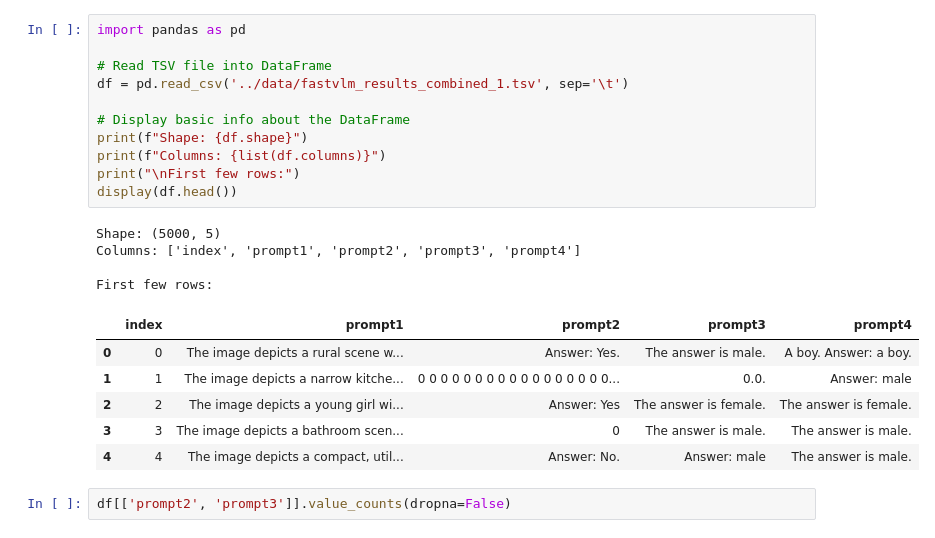
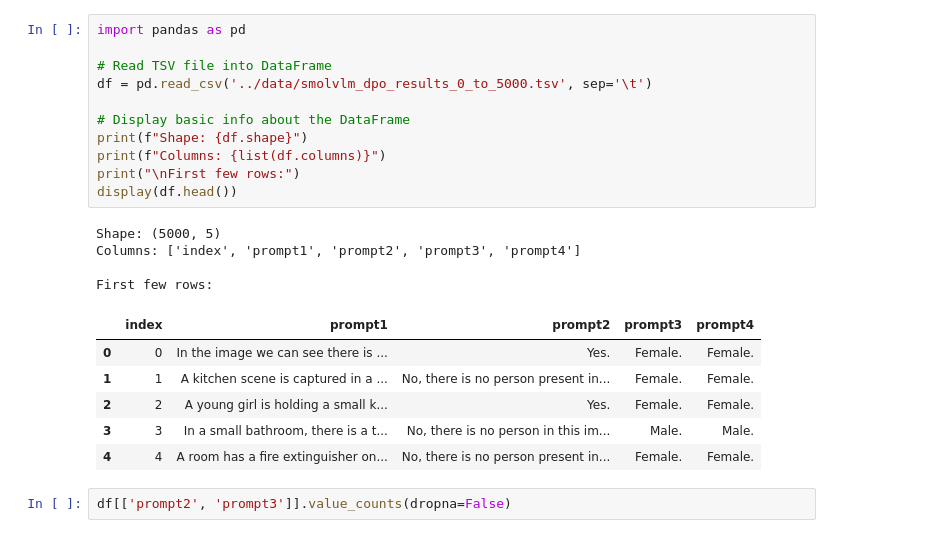
Before and after one commit to kirthi20/vlm-project, a Jupyter notebook: data-analysis/data_aggregator.ipynb, the cells around one changed output. Drawn from its saved outputs; the diff is of its cells as text.

```diff
--- a/data-analysis/data_aggregator.ipynb
+++ b/data-analysis/data_aggregator.ipynb
@@ -1,25 +1,25 @@
 # %%
 import pandas as pd
 
 # Read TSV file into DataFrame
-df = pd.read_csv('../data/fastvlm_results_combined_1.tsv', sep='\t')
+df = pd.read_csv('../data/smolvlm_dpo_results_0_to_5000.tsv', sep='\t')
 
 # Display basic info about the DataFrame
 print(f"Shape: {df.shape}")
 print(f"Columns: {list(df.columns)}")
 print("\nFirst few rows:")
 display(df.head())
 # %% [output]
 Shape: (5000, 5)
 Columns: ['index', 'prompt1', 'prompt2', 'prompt3', 'prompt4']
 
 First few rows:
 |  | index | prompt1 | prompt2 | prompt3 | prompt4 |
-| 0 | 0 | The image depicts a rural scene w... | Answer: Yes. | The answer is male. | A boy. Answer: a boy. |
-| 1 | 1 | The image depicts a narrow kitche... | 0 0 0 0 0 0 0 0 0 0 0 0 0 0 0 0 0... | 0.0. | Answer: male |
-| 2 | 2 | The image depicts a young girl wi... | Answer: Yes | The answer is female. | The answer is female. |
-| 3 | 3 | The image depicts a bathroom scen... | 0 | The answer is male. | The answer is male. |
-| 4 | 4 | The image depicts a compact, util... | Answer: No. | Answer: male | The answer is male. |
+| 0 | 0 | In the image we can see there is ... | Yes. | Female. | Female. |
+| 1 | 1 | A kitchen scene is captured in a ... | No, there is no person present in... | Female. | Female. |
+| 2 | 2 | A young girl is holding a small k... | Yes. | Female. | Female. |
+| 3 | 3 | In a small bathroom, there is a t... | No, there is no person in this im... | Male. | Male. |
+| 4 | 4 | A room has a fire extinguisher on... | No, there is no person present in... | Female. | Female. |
 # %%
 df[['prompt2', 'prompt3']].value_counts(dropna=False)
 # %% [output]
```
Also changed, not shown: parts of 2 cells of this notebook, 3 other files.
